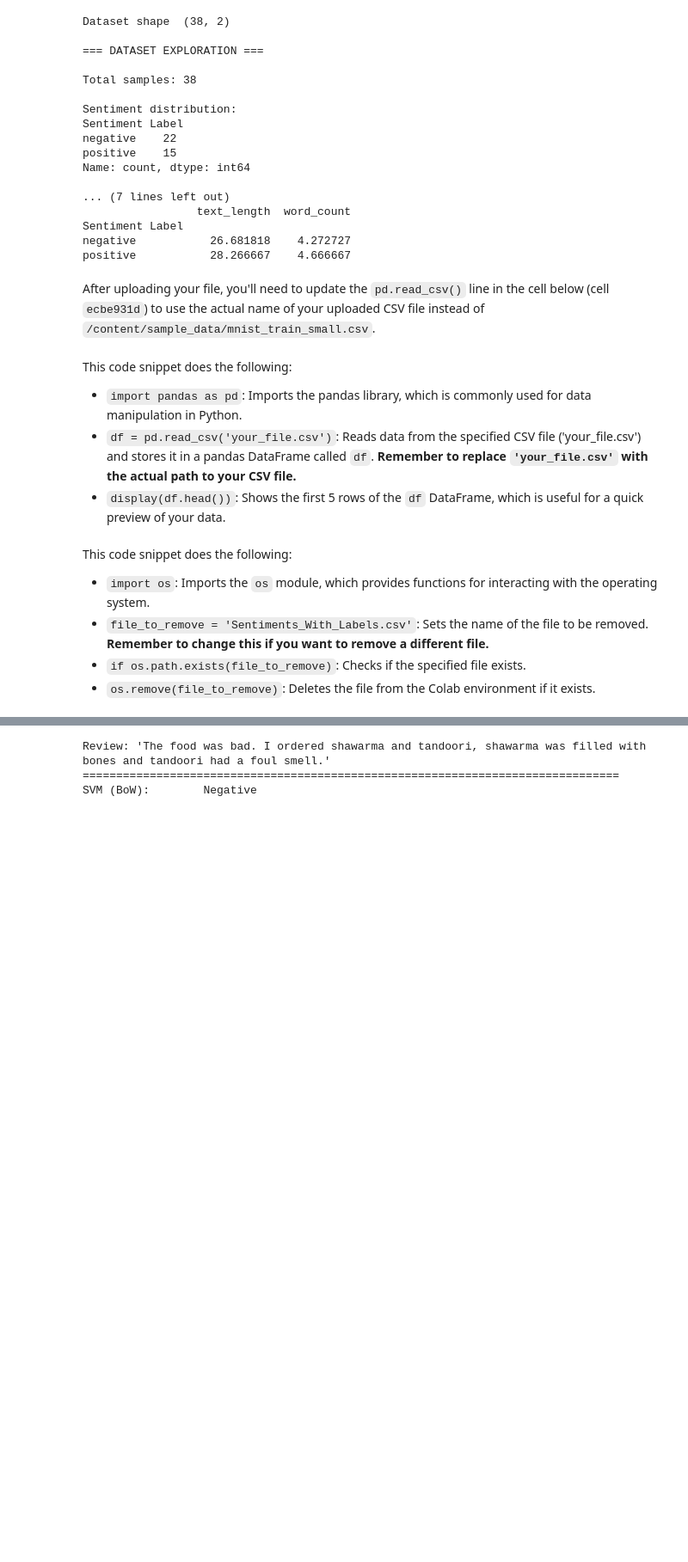
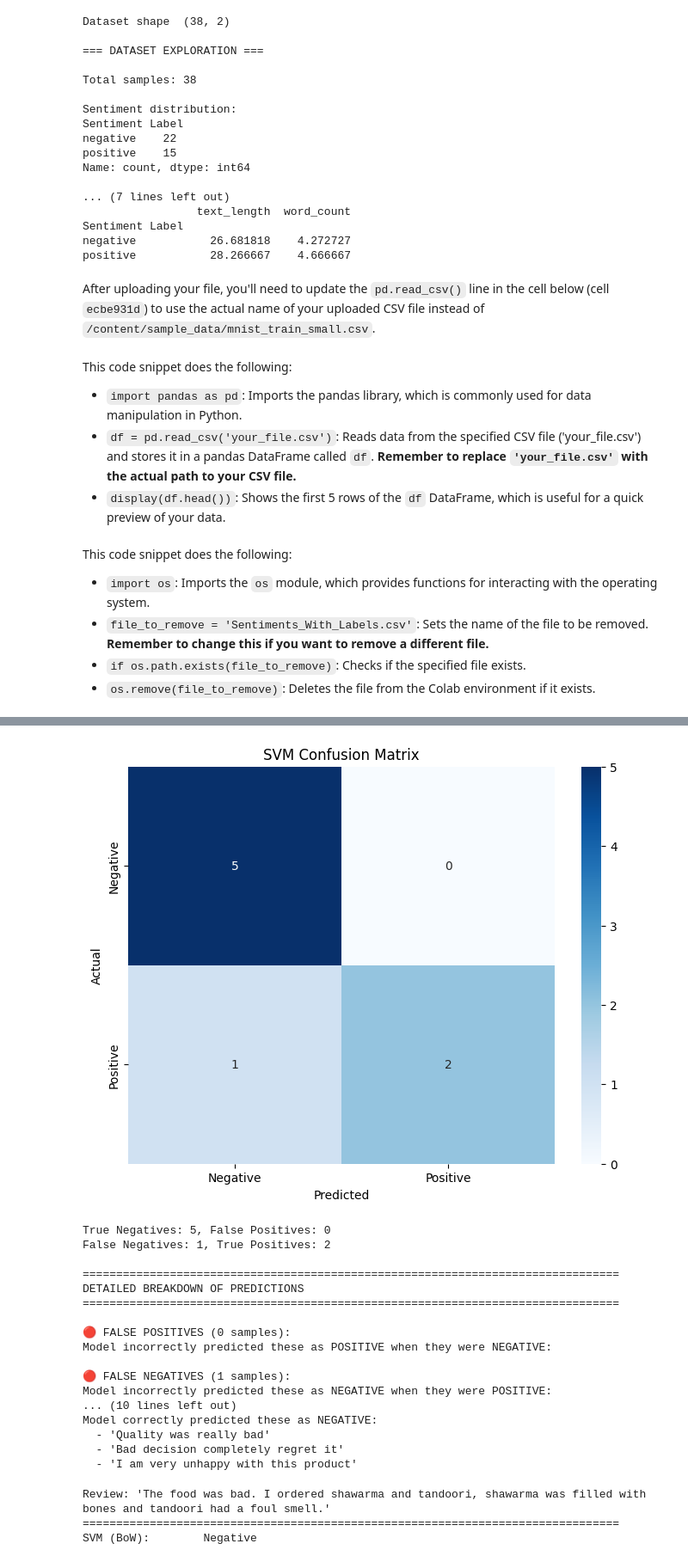
Before and after one commit to leogils333/ML_AI, a Jupyter notebook: Sentiment_Analysis_Mid_Project.ipynb, the cells around one changed output, grey strips where cells are left out. Shown at 86% size. Drawn from its saved outputs; the diff is of its cells as text; code cells hidden in the pictures; blank space fills up the shorter version.

```diff
--- a/Sentiment_Analysis_Mid_Project.ipynb
+++ b/Sentiment_Analysis_Mid_Project.ipynb
@@ -189,3 +218,80 @@ weighted avg       0.90      0.88      0.87         8
+# %%
+from sklearn.metrics import confusion_matrix
+import seaborn as sns
+import pandas as pd
+
+# Generate confusion matrix
+cm = confusion_matrix(y_test, y_pred_bow)
+
+# Plot confusion matrix
+plt.figure(figsize=(8, 6))
+sns.heatmap(cm, annot=True, fmt='d', cmap='Blues',
+            xticklabels=['Negative', 'Positive'],
+            yticklabels=['Negative', 'Positive'])
+plt.xlabel('Predicted')
+plt.ylabel('Actual')
+plt.title('SVM Confusion Matrix')
+plt.show()
+
+print(f"True Negatives: {cm[0,0]}, False Positives: {cm[0,1]}")
+print(f"False Negatives: {cm[1,0]}, True Positives: {cm[1,1]}")
+
+# ============ FIND SPECIFIC SAMPLES ============
+
+# Identify indices for each category
+true_negatives = np.where((y_test == 0) & (y_pred_bow == 0))[0]
+false_positives = np.where((y_test == 0) & (y_pred_bow == 1))[0]
+false_negatives = np.where((y_test == 1) & (y_pred_bow == 0))[0]
+true_positives = np.where((y_test == 1) & (y_pred_bow == 1))[0]
+
+print("\n" + "="*80)
+print("DETAILED BREAKDOWN OF PREDICTIONS")
+print("="*80)
+
+# Show False Positives (Model predicted Positive, but actually Negative)
+print(f"\n🔴 FALSE POSITIVES ({len(false_positives)} samples):")
+print("Model incorrectly predicted these as POSITIVE when they were NEGATIVE:")
+for idx in false_positives[:5]:  # Show first 5
+    print(f"  - '{X_test[idx]}'")
+    print(f"    Actual: Negative | Predicted: Positive\n")
+
+# Show False Negatives (Model predicted Negative, but actually Positive)
+print(f"\n🔴 FALSE NEGATIVES ({len(false_negatives)} samples):")
+print("Model incorrectly predicted these as NEGATIVE when they were POSITIVE:")
+for idx in false_negatives[:5]:  # Show first 5
+    print(f"  - '{X_test[idx]}'")
+    print(f"    Actual: Positive | Predicted: Negative\n")
+
+# Show True Positives (Correctly predicted Positive)
+print(f"\n✅ TRUE POSITIVES ({len(true_positives)} samples):")
+print("Model correctly predicted these as POSITIVE:")
+for idx in true_positives[:3]:  # Show first 3
+    print(f"  - '{X_test[idx]}'")
+
+# Show True Negatives (Correctly predicted Negative)
+print(f"\n✅ TRUE NEGATIVES ({len(true_negatives)} samples):")
+print("Model correctly predicted these as NEGATIVE:")
+for idx in true_negatives[:3]:  # Show first 3
+    print(f"  - '{X_test[idx]}'")
+# %% [output]
+[figure, added]
+True Negatives: 5, False Positives: 0
+False Negatives: 1, True Positives: 2
+
+================================================================================
+DETAILED BREAKDOWN OF PREDICTIONS
+================================================================================
+
+🔴 FALSE POSITIVES (0 samples):
+Model incorrectly predicted these as POSITIVE when they were NEGATIVE:
+
+🔴 FALSE NEGATIVES (1 samples):
+Model incorrectly predicted these as NEGATIVE when they were POSITIVE:
+... (10 lines left out)
+Model correctly predicted these as NEGATIVE:
+  - 'Quality was really bad'
+  - 'Bad decision completely regret it'
+  - 'I am very unhappy with this product'
 # %%
 def predict_sentiment(text, show_all_models=True):
     """
```
Also changed, not shown: parts of 3 cells of this notebook.
